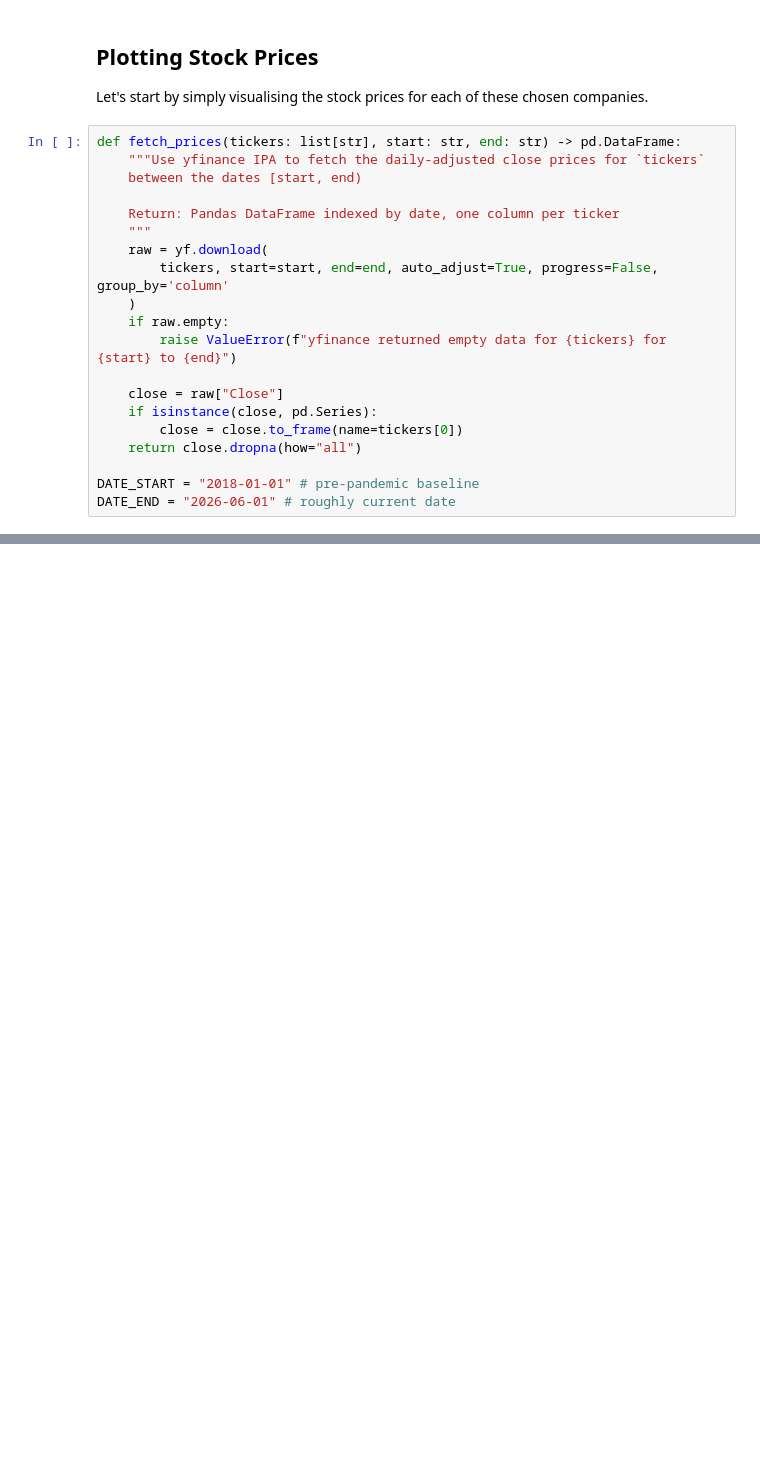
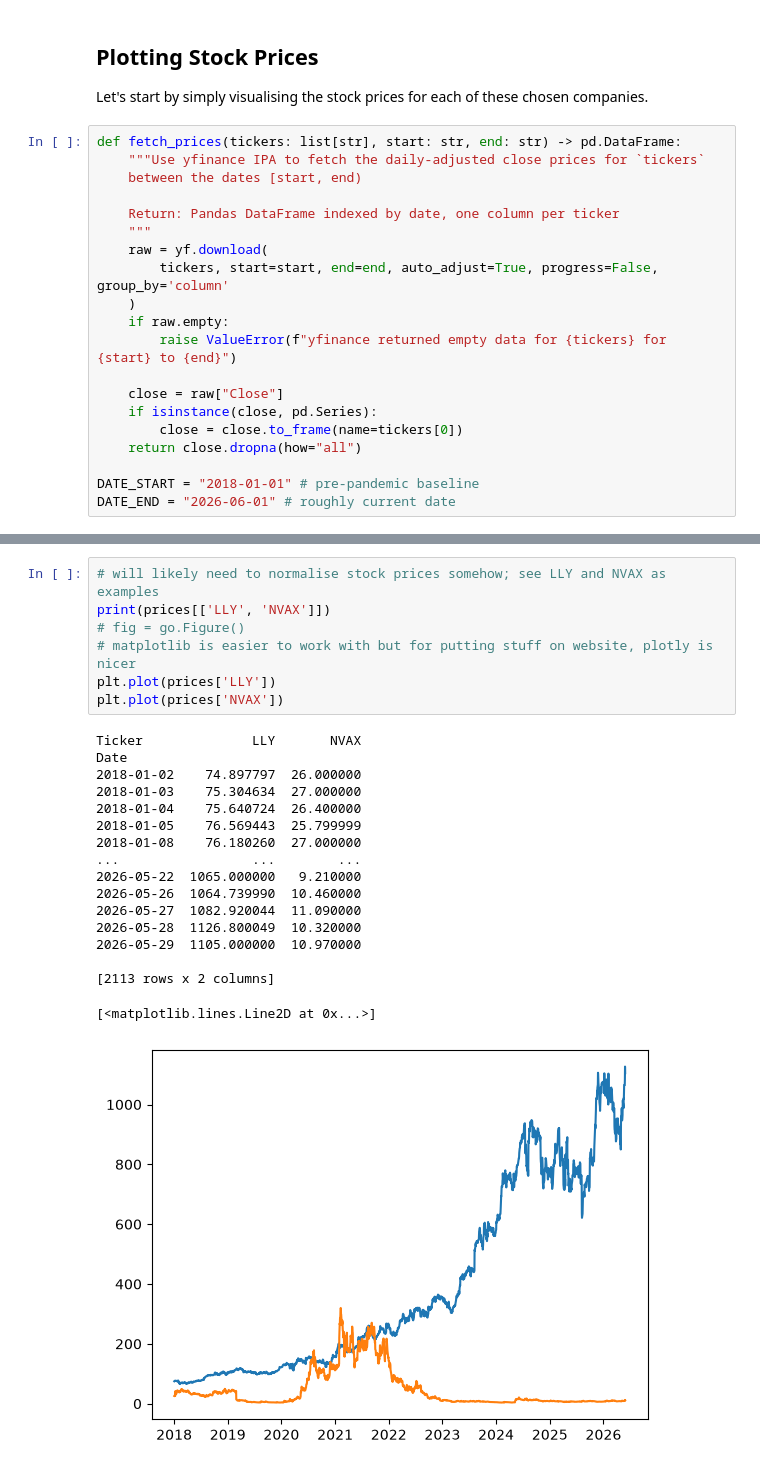
Before and after one commit to jphaupt/abnormal_returns, a Jupyter notebook: plot_stock.ipynb, the cells around one changed output, grey strips where cells are left out. Cells and saved outputs as stored; diff of their text form; blank space fills up the shorter version.

Commit message:
plots of stocks completed

```diff
--- a/plot_stock.ipynb
+++ b/plot_stock.ipynb
@@ -104,0 +102,25 @@ $SAGE: possibly delisted; no timezone found
+# %%
+# will likely need to normalise stock prices somehow; see LLY and NVAX as examples
+print(prices[['LLY', 'NVAX']])
+# fig = go.Figure()
+# matplotlib is easier to work with but for putting stuff on website, plotly is nicer
+plt.plot(prices['LLY'])
+plt.plot(prices['NVAX'])
+# %% [output]
+Ticker              LLY       NVAX
+Date
+2018-01-02    74.897797  26.000000
+2018-01-03    75.304634  27.000000
+2018-01-04    75.640724  26.400000
+2018-01-05    76.569443  25.799999
+2018-01-08    76.180260  27.000000
+...                 ...        ...
+2026-05-22  1065.000000   9.210000
+2026-05-26  1064.739990  10.460000
+2026-05-27  1082.920044  11.090000
+2026-05-28  1126.800049  10.320000
+2026-05-29  1105.000000  10.970000
+
+[2113 rows x 2 columns]
+[<matplotlib.lines.Line2D at 0x...>]
+[figure, added]
```
Also changed, not shown: parts of 3 cells of this notebook.
